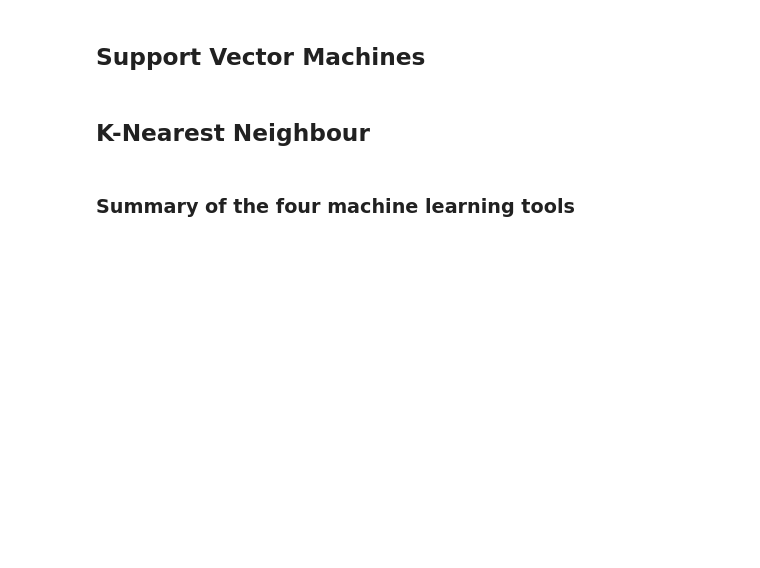
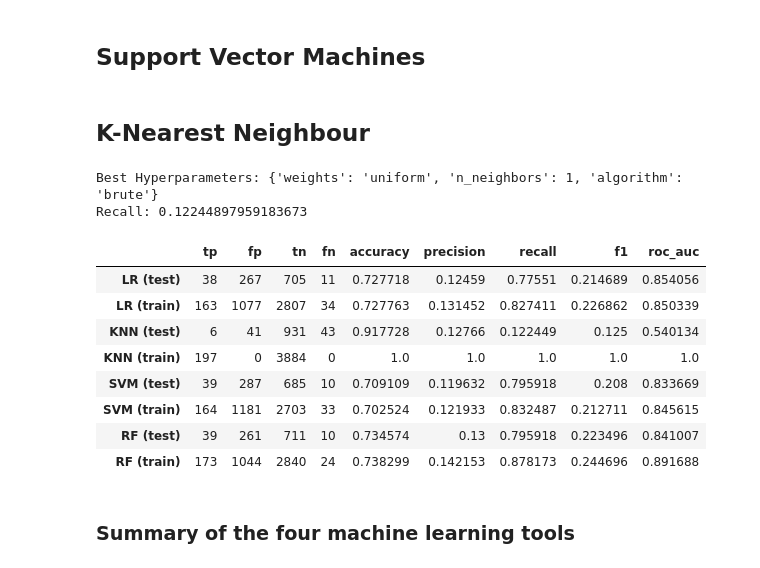
Before and after one commit to mustra12/project_FoDS, a Jupyter notebook: projectFoDS_31_5_23.ipynb, the cells around one changed output. Saved outputs shown, nothing was run; the diff lists cells and outputs as text; code cells hidden in the pictures; blank space fills up the shorter version.

```diff
--- a/projectFoDS_31_5_23.ipynb
+++ b/projectFoDS_31_5_23.ipynb
@@ -1066,8 +1085,8 @@ svm_model = SVC(class_weight='balanced', random_state=42, probability = True)
 
 # Create the grid search object with the SVM classifier and parameters
 #randomizedsearchCV isch s gliche wie grid search eifach dass mer mit n_iter chan igeh wie lang dasses söll gah:)
-#grid_search = RandomizedSearchCV(estimator=svm_model, param_distributions=param_grid, scoring='recall', cv=5,n_iter=5, random_state=42)
-grid_search = GridSearchCV(estimator=svm_model, param_grid=param_grid, scoring='recall', cv=5, random_state = 42)
+grid_search = RandomizedSearchCV(estimator=svm_model, param_distributions=param_grid, scoring='recall', cv=5,n_iter=2, random_state=42)
+#grid_search = GridSearchCV(estimator=svm_model, param_grid=param_grid, scoring='recall', cv=5)
 
 # Fit the grid search object to the training data
 grid_search.fit(X_train[selected_features], y_train)
@@ -1101,38 +1120,61 @@ df_performance
 # %% [markdown]
 ## K-Nearest Neighbour
 # %%
-# Define the parameter grid for KNN
+from sklearn.model_selection import RandomizedSearchCV
+from sklearn.model_selection import GridSearchCV
+#Define the parameter grid for KNN
 #k=n_neighbours should be odd, too small-> overfitting... so 1 probably not the best, same score if =3 and improved the robustness
 param_grid = {
     'n_neighbors': [1,3, 5, 7],
     'weights': ['uniform', 'distance'],
     'algorithm': ['ball_tree','brute', 'kd_tree']
 }
 
 # Create a KNN classifier
 #class_weight='balanced', random_state=42
-knn_model = KNeighborsClassifier()
+knn_model = KNeighborsClassifier(weights='distance')
 
 # Create the grid search object with the KNN classifier and parameters
-grid_search = GridSearchCV(estimator=knn_model, param_grid=param_grid, scoring='recall', cv=5, random_state = 42)
+#grid_search = GridSearchCV(estimator=knn_model, param_grid=param_grid, scoring='recall', cv=5, random_state = 42)
+grid_search = RandomizedSearchCV (estimator=knn_model, param_distributions=param_grid, scoring='recall', cv=5,n_iter=10, random_state=42)
 
 # Fit the grid search object to the training data
 grid_search.fit(X_train[selected_features], y_train)
 
 # Get the best hyperparameters found
 best_params = grid_search.best_params_
 print("Best Hyperparameters:", best_params)
 
 # Create the KNN classifier with the best hyperparameters
 #class_weight='balanced', random_state=42?
 best_knn_model = KNeighborsClassifier(**best_params)
 
 # Fit the model on the training data
 best_knn_model.fit(X_train[selected_features], y_train)
 
 # Evaluate the model on the test set
 y_pred_test = best_knn_model.predict(X_test[selected_features])
 
 # Calculate evaluation metrics
 recall = recall_score(y_test, y_pred_test)
 print("Recall:", recall)
+
+# Store the evaluation performance
+tp, fp, tn, fn, accuracy, precision, recall, f1, roc_auc = eval_Performance(y_test, X_test[selected_features], best_knn_model, clf_name='KNN')
+
+# Store the values in a dataframe or table
+df_performance.loc['KNN (test)', :] = [tp, fp, tn, fn, accuracy, precision, recall, f1, roc_auc]
+df_performance.loc['KNN (train)', :] = eval_Performance(y_train, X_train[selected_features], best_knn_model, clf_name='KNN (train)')
+df_performance
+# %% [output]
+Best Hyperparameters: {'weights': 'uniform', 'n_neighbors': 1, 'algorithm': 'brute'}
+Recall: 0.12244897959183673
+|  | tp | fp | tn | fn | accuracy | precision | recall | f1 | roc_auc |
+| LR (test) | 38 | 267 | 705 | 11 | 0.727718 | 0.12459 | 0.77551 | 0.214689 | 0.854056 |
+| LR (train) | 163 | 1077 | 2807 | 34 | 0.727763 | 0.131452 | 0.827411 | 0.226862 | 0.850339 |
+| KNN (test) | 6 | 41 | 931 | 43 | 0.917728 | 0.12766 | 0.122449 | 0.125 | 0.540134 |
+| KNN (train) | 197 | 0 | 3884 | 0 | 1.0 | 1.0 | 1.0 | 1.0 | 1.0 |
+| SVM (test) | 39 | 287 | 685 | 10 | 0.709109 | 0.119632 | 0.795918 | 0.208 | 0.833669 |
+| SVM (train) | 164 | 1181 | 2703 | 33 | 0.702524 | 0.121933 | 0.832487 | 0.212711 | 0.845615 |
+| RF (test) | 39 | 261 | 711 | 10 | 0.734574 | 0.13 | 0.795918 | 0.223496 | 0.841007 |
+| RF (train) | 173 | 1044 | 2840 | 24 | 0.738299 | 0.142153 | 0.878173 | 0.244696 | 0.891688 |
```
Also changed, not shown: parts of 6 cells of this notebook.
